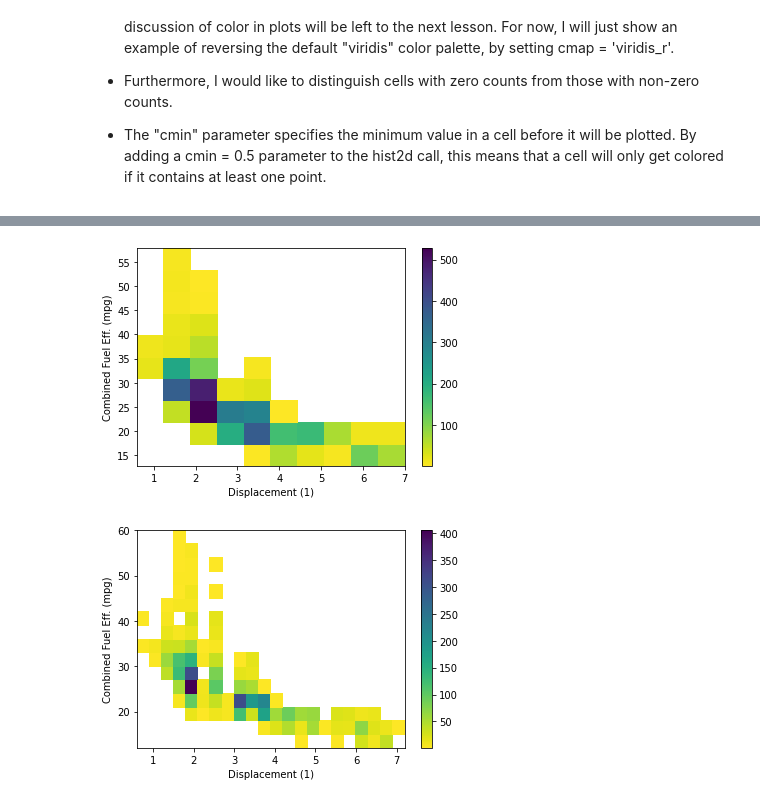
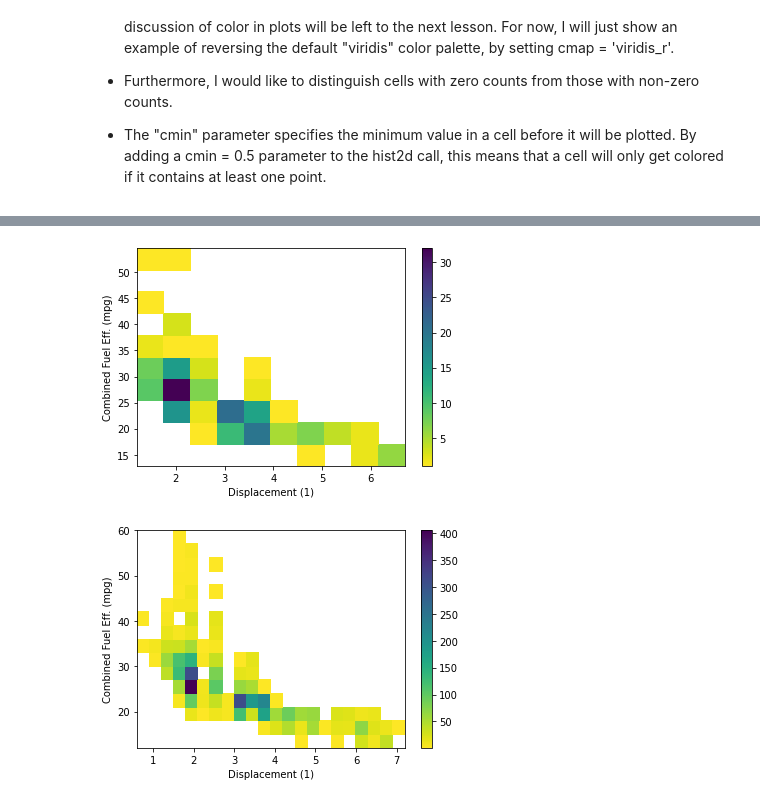
Before and after one commit to Gingercapo/Fuel_Economy, a Jupyter notebook: fuel_Economic.ipynb, the cells around one changed output, grey strips where cells are left out. Drawn from its saved outputs; the diff is of its cells as text; code cells hidden in the pictures.

```diff
--- a/fuel_Economic.ipynb
+++ b/fuel_Economic.ipynb
@@ -133,13 +159,13 @@ plt.ylabel('Combined Fuel Eff. (mpg)');
 # %%
 # Use cmin to set a minimum bound of counts
 # Use cmap to reverse the color map.
 # As the count of points in the cell increases, the color in the heatmap gets brighter and moves from blue to yellow.
-plt.hist2d(data = df, x = 'displ', y = 'comb', cmin=0.5, cmap='viridis_r')
+plt.hist2d(data = fuel_econ_subset, x = 'displ', y = 'comb', cmin=0.5, cmap='viridis_r')
 plt.colorbar()
 plt.xlabel('Displacement (1)')
 plt.ylabel('Combined Fuel Eff. (mpg)');
 # %% [output]
-[figure, old version]
+[figure, new version]
 # %%
 # Notice that since we have two variables, the "bins" parameter takes a list of two bin edge specifications, one for each dimension.
 # Choosing an appropriate bin size is just as important here as it was for the univariate histogram.
```
Also changed, not shown: parts of 9 cells of this notebook.
